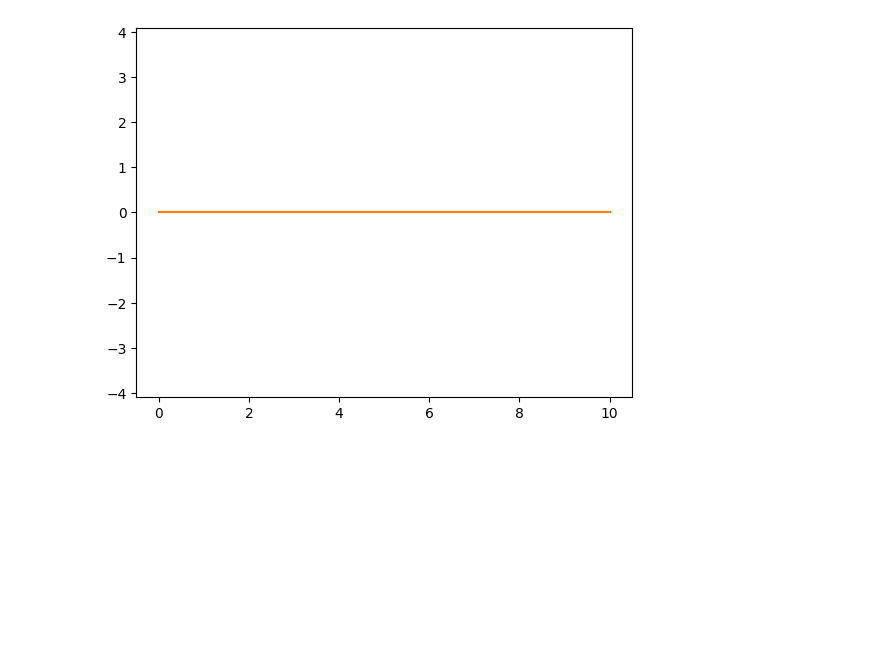
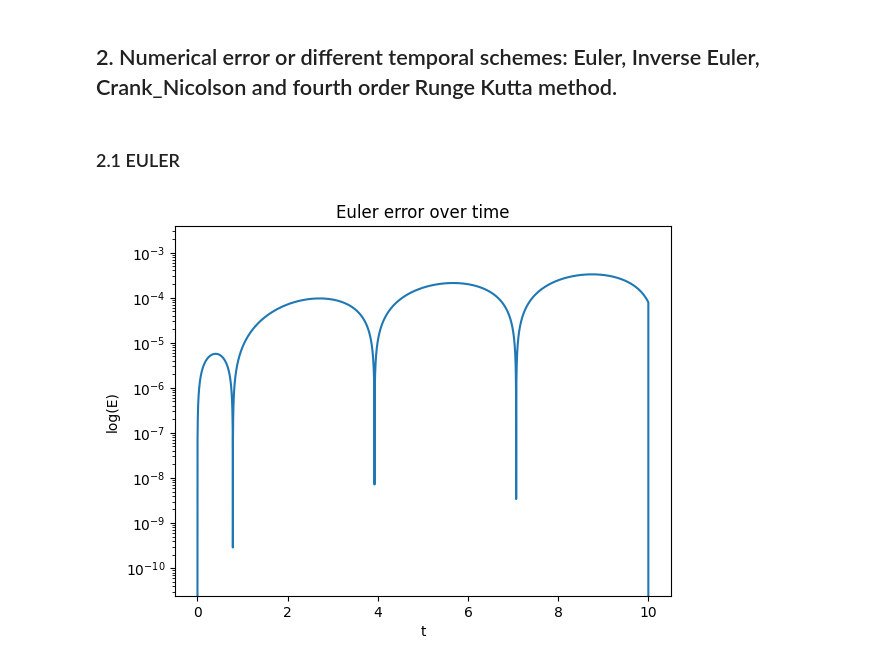
Before and after one commit to mateoopl/MUSE_AM1, a Jupyter notebook: MILESTONES/Milestone3.ipynb, the cells around one changed output. Saved outputs shown, nothing was run; the diff lists cells and outputs as text; code cells hidden in the pictures; blank space fills up the shorter version.

```diff
--- a/MILESTONES/Milestone3.ipynb
+++ b/MILESTONES/Milestone3.ipynb
@@ -73,36 +44,27 @@ plt.show()
-# %%
-def Cauchy_Error(F,U0,t,Temporal_scheme,q):
-
-    N = len(t) - 1
-    Nv = len(U0)
-
-    E = zeros((N+1, Nv))
-    t1 = t[:]
-    t2 = linspace(t[0], t[N],  2*N+1)
-
-    U1 = Cauchy_Problem(F,U0,t1,Temporal_scheme)
-    U2 = Cauchy_Problem(F,U0,t2,Temporal_scheme)
-
-    for n in range(0,N+1):
-        E[n,:] = (U2[2*n,:] - U1[n,:])/(1 - 1/2**q)
-
-    return U1, E
-
-U0 = array([1,0])   #Condiciones iniciales
-
-t0 = 0
-tf = 10
-np = 1000
-
-lim = 10
-
-t = linspace(t0, tf, np)
-
-U1, E = Cauchy_Error(F1,U0,t,RangeKutta4,4)
-
-plt.axis("equal")
-plt.plot(t,E[:,:], )
-
-plt.show()
-# %% [output]
-[figure, removed]
+# %% [markdown]
+## 2. Numerical error or different temporal schemes: Euler, Inverse Euler, Crank_Nicolson and fourth order Runge Kutta method.
+# %% [markdown]
+### 2.1 EULER
+# %%
+U0 = array([1,1])   #Initial conditions
+
+t0 = 0
+tf = 10
+np = 100000
+
+
+t = linspace(t0, tf, np)
+
+U1, E = Cauchy_Error(F1,U0,t,Numerical_schemes.Euler,4)
+
+
+plt.axis("equal")
+plt.plot(t,abs(E[:,1]))
+plt.yscale('log')
+plt.xlabel('t')
+plt.ylabel('log(E)')
+plt.title('Euler error over time')
+
+plt.show()
+# %% [output]
+[figure, added]
```
Also changed, not shown: parts of 21 cells of this notebook, 5 other files.
